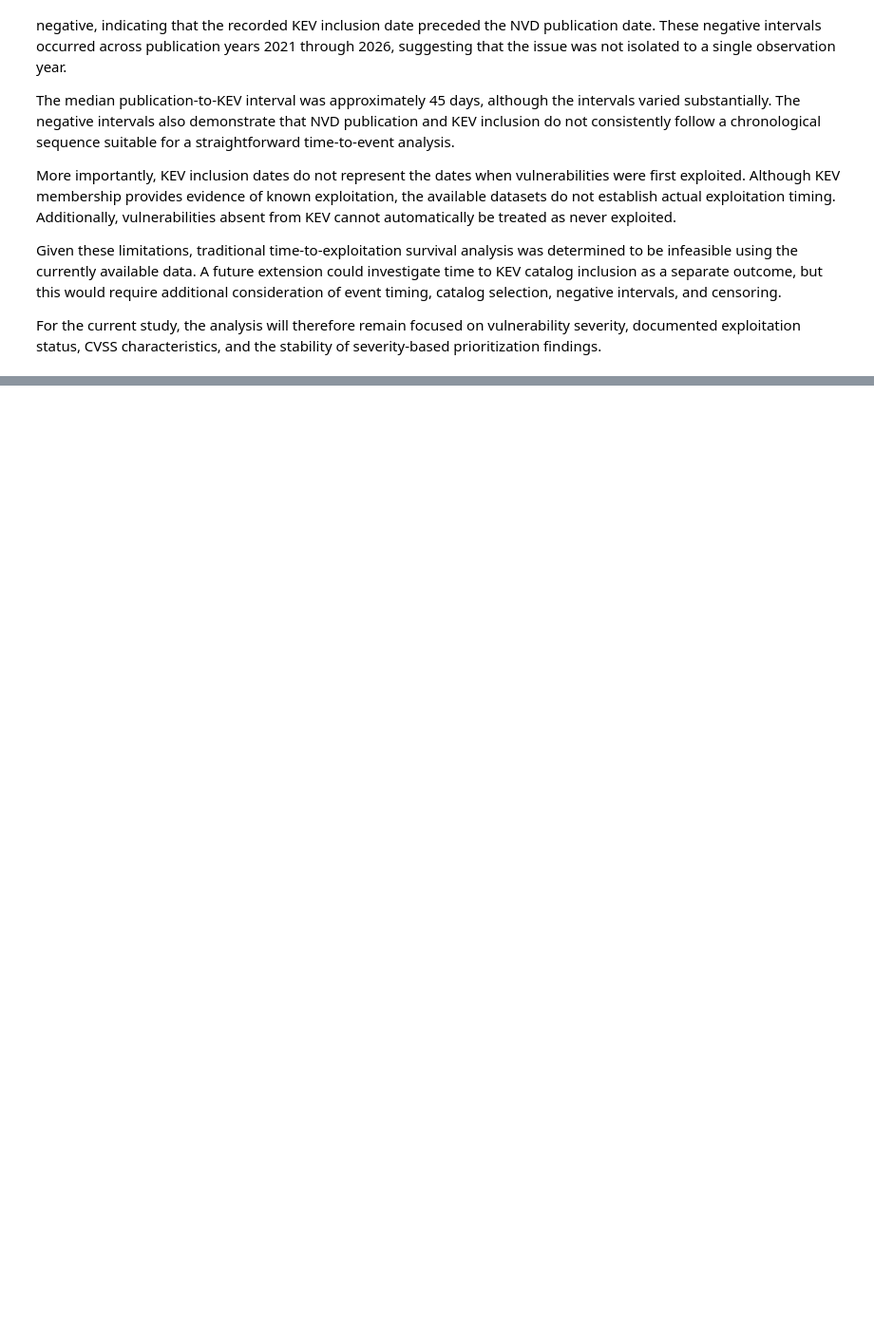
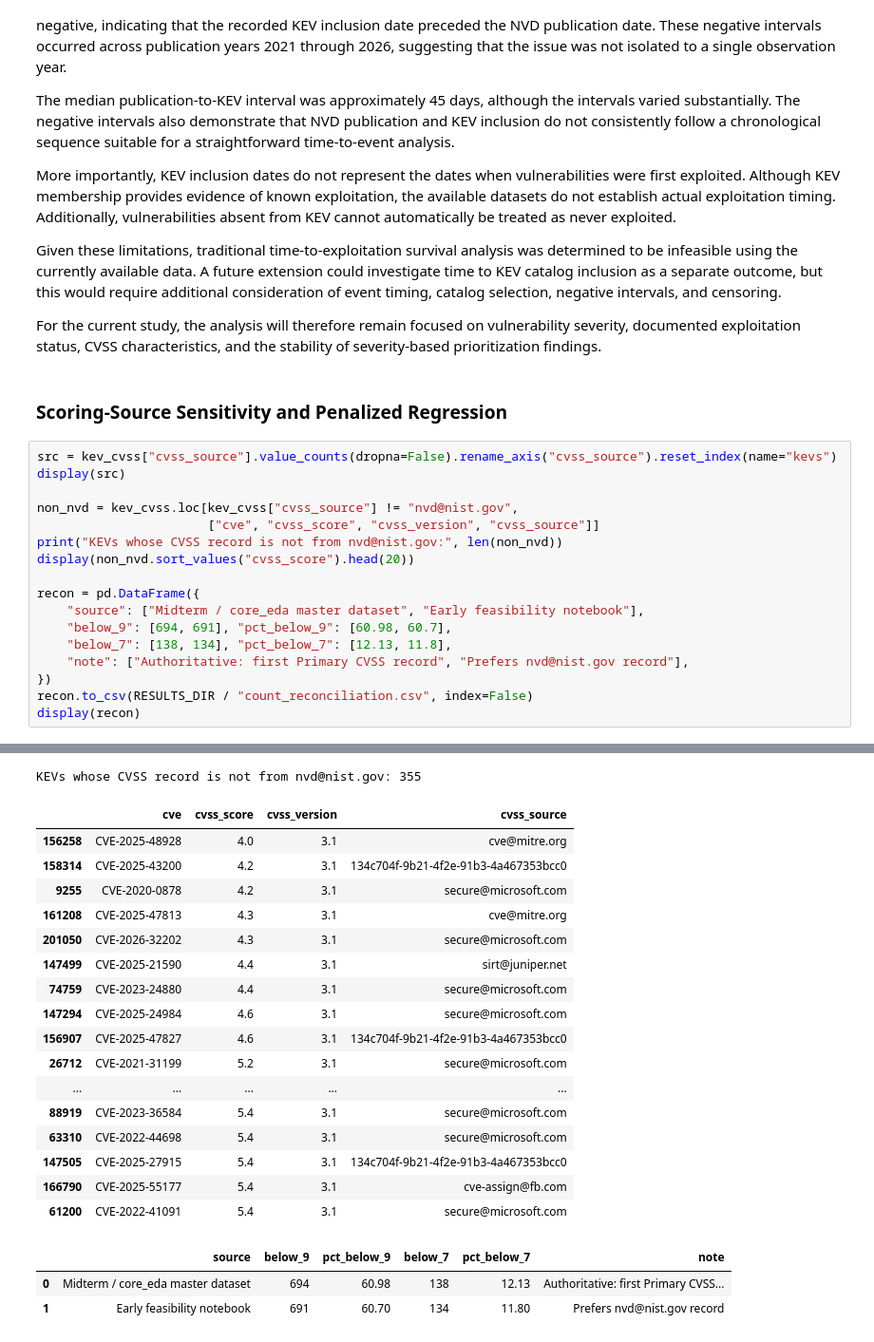
Before and after one commit to aaliyahmjh/data698-capstone, a Jupyter notebook: notebooks/core_eda.ipynb, the cells around one changed output, grey strips where cells are left out. Shown at 95% size. Saved outputs shown, nothing was run; the diff lists cells and outputs as text; blank space fills up the shorter version.

```diff
--- a/notebooks/core_eda.ipynb
+++ b/notebooks/core_eda.ipynb
@@ -4290,3 +4358,23 @@ More importantly, KEV inclusion dates do not represent the dates when vulnerabil
 Given these limitations, traditional time-to-exploitation survival analysis was determined to be infeasible using the currently available data. A future extension could investigate time to KEV catalog inclusion as a separate outcome, but this would require additional consideration of event timing, catalog selection, negative intervals, and censoring.
 
 For the current study, the analysis will therefore remain focused on vulnerability severity, documented exploitation status, CVSS characteristics, and the stability of severity-based prioritization findings.
+# %% [markdown]
+### Scoring-Source Sensitivity and Penalized Regression
+# %%
+src = kev_cvss["cvss_source"].value_counts(dropna=False).rename_axis("cvss_source").reset_index(name="kevs")
+display(src)
+
+non_nvd = kev_cvss.loc[kev_cvss["cvss_source"] != "nvd@nist.gov",
+                       ["cve", "cvss_score", "cvss_version", "cvss_source"]]
+print("KEVs whose CVSS record is not from nvd@nist.gov:", len(non_nvd))
+display(non_nvd.sort_values("cvss_score").head(20))
+
+recon = pd.DataFrame({
+    "source": ["Midterm / core_eda master dataset", "Early feasibility notebook"],
+    "below_9": [694, 691], "pct_below_9": [60.98, 60.7],
+    "below_7": [138, 134], "pct_below_7": [12.13, 11.8],
+    "note": ["Authoritative: first Primary CVSS record", "Prefers nvd@nist.gov record"],
+})
+recon.to_csv(RESULTS_DIR / "count_reconciliation.csv", index=False)
+display(recon)
+# %% [output]
@@ -4292,0 +4398,21 @@ For the current study, the analysis will therefore remain focused on vulnerabili
+KEVs whose CVSS record is not from nvd@nist.gov: 355
+|  | cve | cvss_score | cvss_version | cvss_source |
+| 156258 | CVE-2025-48928 | 4.0 | 3.1 | cve@mitre.org |
+| 158314 | CVE-2025-43200 | 4.2 | 3.1 | 134c704f-9b21-4f2e-91b3-4a467353bcc0 |
+| 9255 | CVE-2020-0878 | 4.2 | 3.1 | secure@microsoft.com |
+| 161208 | CVE-2025-47813 | 4.3 | 3.1 | cve@mitre.org |
+| 201050 | CVE-2026-32202 | 4.3 | 3.1 | secure@microsoft.com |
+| 147499 | CVE-2025-21590 | 4.4 | 3.1 | sirt@juniper.net |
+| 74759 | CVE-2023-24880 | 4.4 | 3.1 | secure@microsoft.com |
+| 147294 | CVE-2025-24984 | 4.6 | 3.1 | secure@microsoft.com |
+| 156907 | CVE-2025-47827 | 4.6 | 3.1 | 134c704f-9b21-4f2e-91b3-4a467353bcc0 |
+| 26712 | CVE-2021-31199 | 5.2 | 3.1 | secure@microsoft.com |
+| ... | ... | ... | ... | ... |
+| 88919 | CVE-2023-36584 | 5.4 | 3.1 | secure@microsoft.com |
+| 63310 | CVE-2022-44698 | 5.4 | 3.1 | secure@microsoft.com |
+| 147505 | CVE-2025-27915 | 5.4 | 3.1 | 134c704f-9b21-4f2e-91b3-4a467353bcc0 |
+| 166790 | CVE-2025-55177 | 5.4 | 3.1 | cve-assign@fb.com |
+| 61200 | CVE-2022-41091 | 5.4 | 3.1 | secure@microsoft.com |
+|  | source | below_9 | pct_below_9 | below_7 | pct_below_7 | note |
+| 0 | Midterm / core_eda master dataset | 694 | 60.98 | 138 | 12.13 | Authoritative: first Primary CVSS... |
+| 1 | Early feasibility notebook | 691 | 60.70 | 134 | 11.80 | Prefers nvd@nist.gov record |
```
Also changed, not shown: parts of 18 cells of this notebook, 5 other files.
